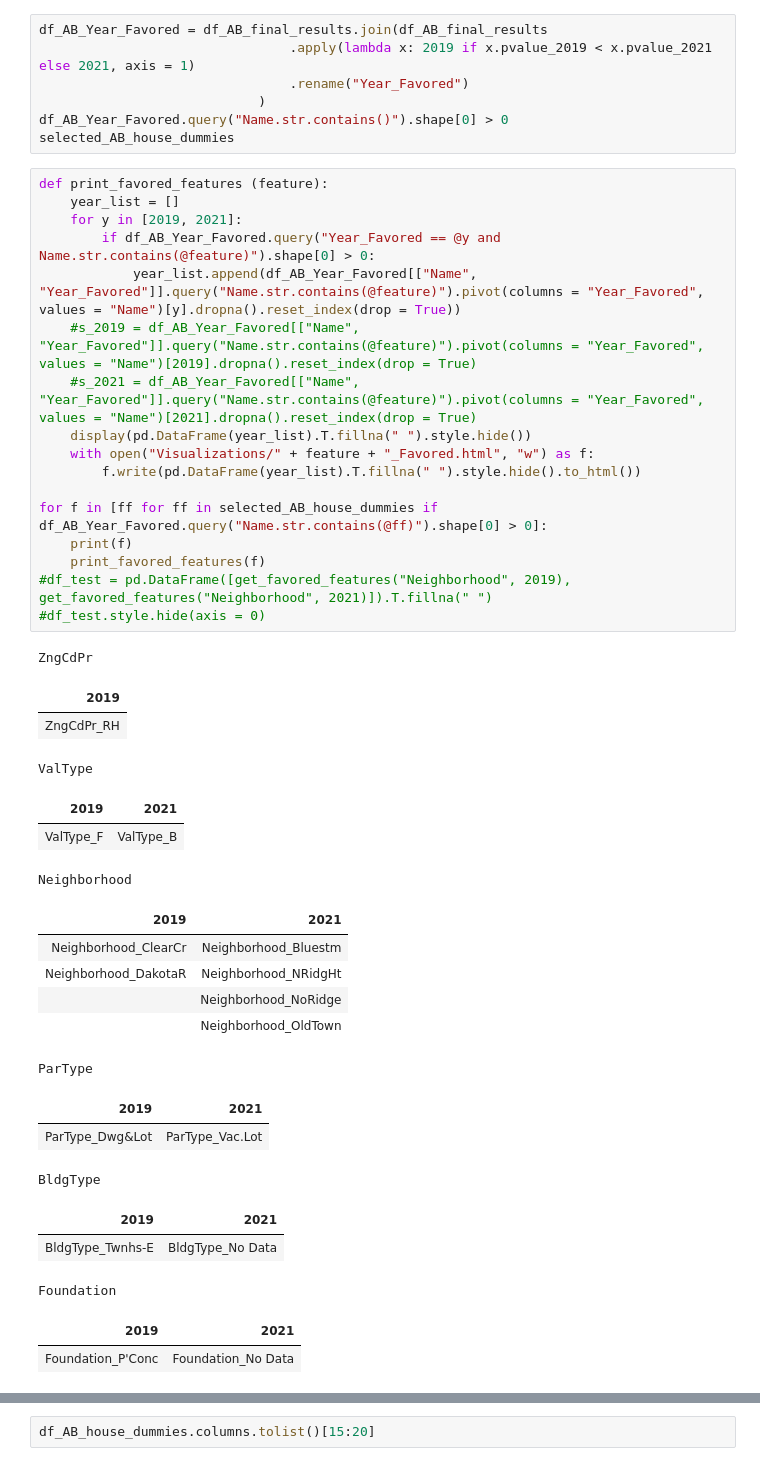
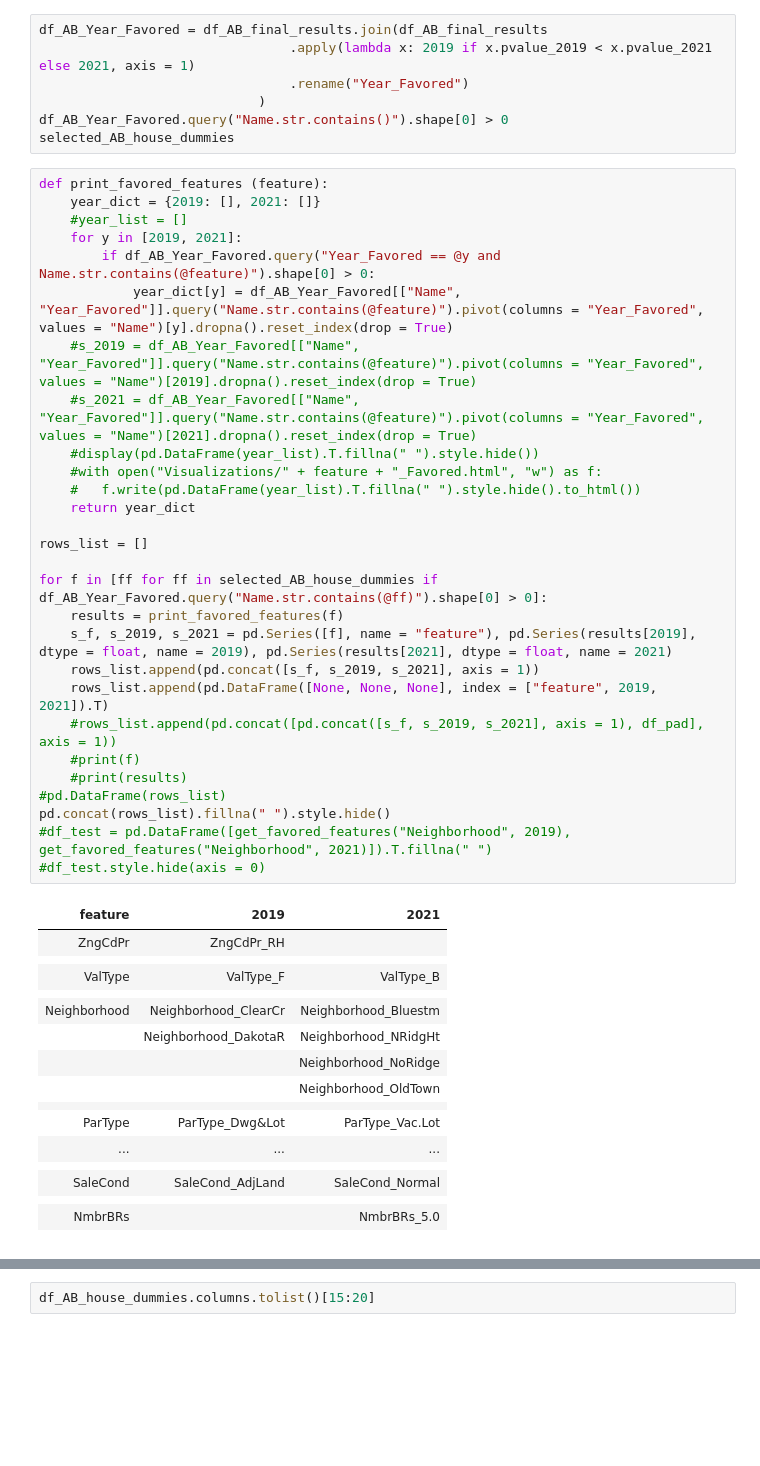
Before and after one commit to lelandjmurrin/Ames_Housing_Project, a Jupyter notebook: Ames_Project_Testing.ipynb, the cells around one changed output, grey strips where cells are left out. Cells and saved outputs as stored; diff of their text form; blank space fills up the shorter version.

```diff
--- a/Ames_Project_Testing.ipynb
+++ b/Ames_Project_Testing.ipynb
@@ -223,40 +223,47 @@ df_AB_Year_Favored.query("Name.str.contains()").shape[0] > 0
 selected_AB_house_dummies
 # %%
 def print_favored_features (feature):
-    year_list = []
+    year_dict = {2019: [], 2021: []}
+    #year_list = []
     for y in [2019, 2021]:
         if df_AB_Year_Favored.query("Year_Favored == @y and Name.str.contains(@feature)").shape[0] > 0:
-            year_list.append(df_AB_Year_Favored[["Name", "Year_Favored"]].query("Name.str.contains(@feature)").pivot(columns = "Year_Favored", values = "Name")[y].dropna().reset_index(drop = True))
+            year_dict[y] = df_AB_Year_Favored[["Name", "Year_Favored"]].query("Name.str.contains(@feature)").pivot(columns = "Year_Favored", values = "Name")[y].dropna().reset_index(drop = True)
     #s_2019 = df_AB_Year_Favored[["Name", "Year_Favored"]].query("Name.str.contains(@feature)").pivot(columns = "Year_Favored", values = "Name")[2019].dropna().reset_index(drop = True)
     #s_2021 = df_AB_Year_Favored[["Name", "Year_Favored"]].query("Name.str.contains(@feature)").pivot(columns = "Year_Favored", values = "Name")[2021].dropna().reset_index(drop = True)
-    display(pd.DataFrame(year_list).T.fillna(" ").style.hide())
-    with open("Visualizations/" + feature + "_Favored.html", "w") as f:
-        f.write(pd.DataFrame(year_list).T.fillna(" ").style.hide().to_html())
+    #display(pd.DataFrame(year_list).T.fillna(" ").style.hide())
+    #with open("Visualizations/" + feature + "_Favored.html", "w") as f:
+    #   f.write(pd.DataFrame(year_list).T.fillna(" ").style.hide().to_html())
+    return year_dict
+
+rows_list = []
 
 for f in [ff for ff in selected_AB_house_dummies if df_AB_Year_Favored.query("Name.str.contains(@ff)").shape[0] > 0]:
-    print(f)
-    print_favored_features(f)
+    results = print_favored_features(f)
+    s_f, s_2019, s_2021 = pd.Series([f], name = "feature"), pd.Series(results[2019], dtype = float, name = 2019), pd.Series(results[2021], dtype = float, name = 2021)
+    rows_list.append(pd.concat([s_f, s_2019, s_2021], axis = 1))
+    rows_list.append(pd.DataFrame([None, None, None], index = ["feature", 2019, 2021]).T)
+    #rows_list.append(pd.concat([pd.concat([s_f, s_2019, s_2021], axis = 1), df_pad], axis = 1))
+    #print(f)
+    #print(results)
+#pd.DataFrame(rows_list)
+pd.concat(rows_list).fillna(" ").style.hide()
 #df_test = pd.DataFrame([get_favored_features("Neighborhood", 2019), get_favored_features("Neighborhood", 2021)]).T.fillna(" ")
 #df_test.style.hide(axis = 0)
 # %% [output]
-ZngCdPr
-| 2019 |
-| ZngCdPr_RH |
+| feature | 2019 | 2021 |
+| ZngCdPr | ZngCdPr_RH |  |
+|  |  |  |
+| ValType | ValType_F | ValType_B |
+|  |  |  |
+| Neighborhood | Neighborhood_ClearCr | Neighborhood_Bluestm |
+|  | Neighborhood_DakotaR | Neighborhood_NRidgHt |
+|  |  | Neighborhood_NoRidge |
+|  |  | Neighborhood_OldTown |
+|  |  |  |
+| ParType | ParType_Dwg&Lot | ParType_Vac.Lot |
+| ... | ... | ... |
+|  |  |  |
+| SaleCond | SaleCond_AdjLand | SaleCond_Normal |
+|  |  |  |
+| NmbrBRs |  | NmbrBRs_5.0 |
+|  |  |  |
-ValType
-| 2019 | 2021 |
-| ValType_F | ValType_B |
-Neighborhood
-| 2019 | 2021 |
-| Neighborhood_ClearCr | Neighborhood_Bluestm |
-| Neighborhood_DakotaR | Neighborhood_NRidgHt |
-|  | Neighborhood_NoRidge |
-|  | Neighborhood_OldTown |
-ParType
-| 2019 | 2021 |
-| ParType_Dwg&Lot | ParType_Vac.Lot |
-BldgType
-| 2019 | 2021 |
-| BldgType_Twnhs-E | BldgType_No Data |
-Foundation
-| 2019 | 2021 |
-| Foundation_P'Conc | Foundation_No Data |
```
Also changed, not shown: parts of 3 cells of this notebook, 25 other files.
